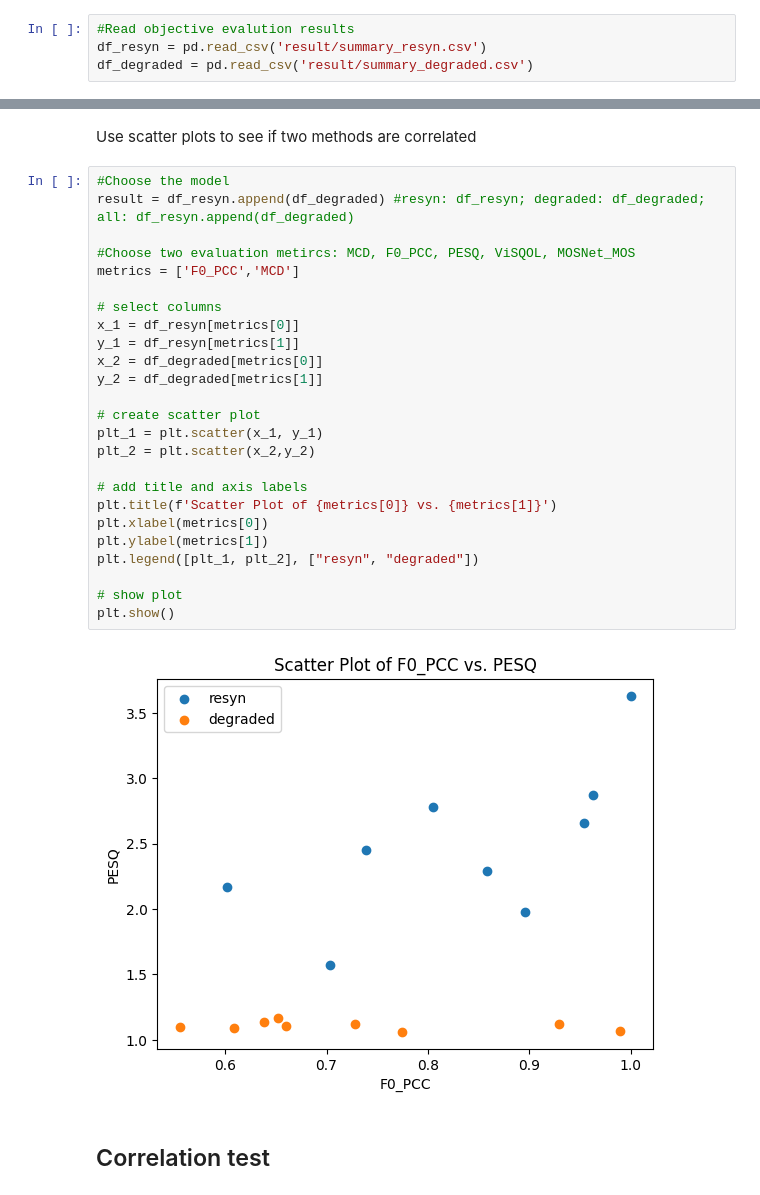
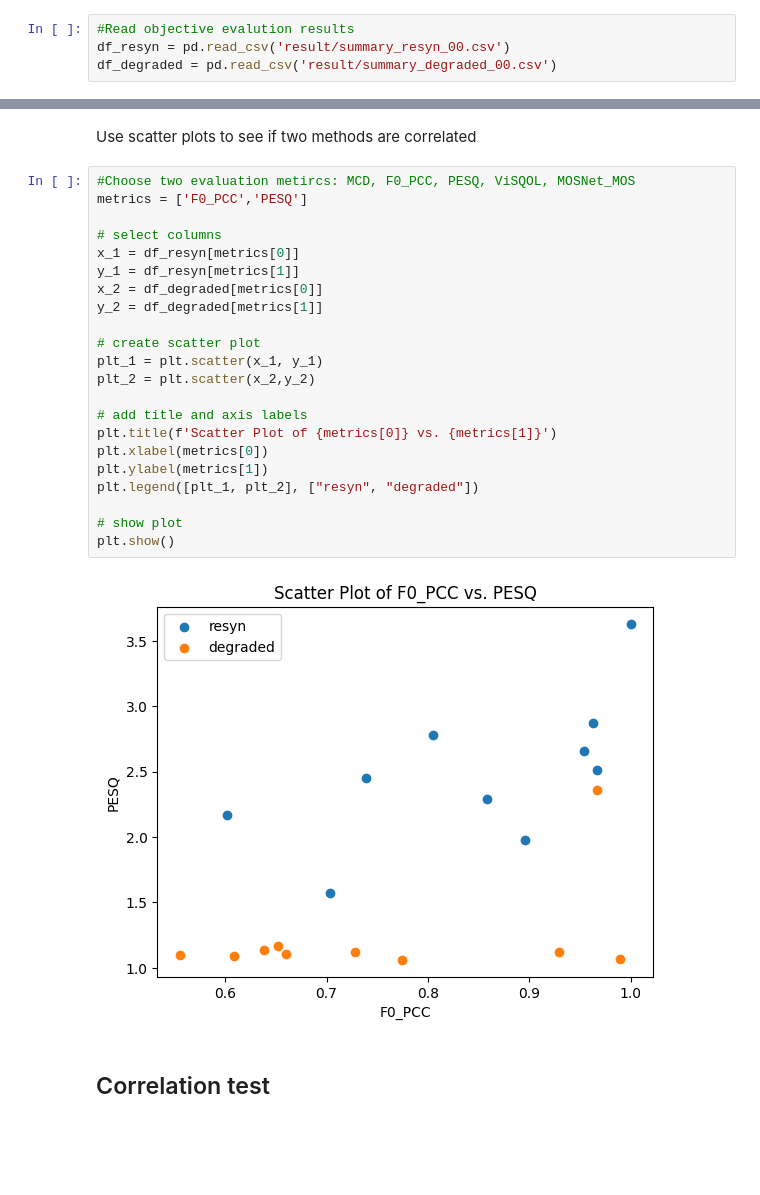
Before and after one commit to HarperShi/summerschool2023, a Jupyter notebook: Result_eval.ipynb, the cells around one changed output, grey strips where cells are left out. Saved outputs shown, nothing was run; the diff lists cells and outputs as text; blank space fills up the shorter version.

```diff
--- a/Result_eval.ipynb
+++ b/Result_eval.ipynb
@@ -17,8 +17,8 @@ import csv
 /content/drive/MyDrive/Colab_Notebooks/summerschool2023
 # %%
 #Read objective evalution results
-df_resyn = pd.read_csv('result/summary_resyn.csv')
-df_degraded = pd.read_csv('result/summary_degraded.csv')
+df_resyn = pd.read_csv('result/summary_resyn_00.csv')
+df_degraded = pd.read_csv('result/summary_degraded_00.csv')
 # %% [markdown]
 ## Mean and Standard deviation
 # %%
@@ -75,32 +77,29 @@ MOSNet_MOS:  Mean: 3.34 Std: 0.337
 # %% [markdown]
 Use scatter plots to see if two methods are correlated
 # %%
-#Choose the model
-result = df_resyn.append(df_degraded) #resyn: df_resyn; degraded: df_degraded; all: df_resyn.append(df_degraded)
-
 #Choose two evaluation metircs: MCD, F0_PCC, PESQ, ViSQOL, MOSNet_MOS
-metrics = ['F0_PCC','MCD']
+metrics = ['F0_PCC','PESQ']
 
 # select columns
 x_1 = df_resyn[metrics[0]]
 y_1 = df_resyn[metrics[1]]
 x_2 = df_degraded[metrics[0]]
 y_2 = df_degraded[metrics[1]]
 
 # create scatter plot
 plt_1 = plt.scatter(x_1, y_1)
 plt_2 = plt.scatter(x_2,y_2)
 
 # add title and axis labels
 plt.title(f'Scatter Plot of {metrics[0]} vs. {metrics[1]}')
 plt.xlabel(metrics[0])
 plt.ylabel(metrics[1])
 plt.legend([plt_1, plt_2], ["resyn", "degraded"])
 
 # show plot
 plt.show()
 # %% [output]
-[figure, old version]
+[figure, new version]
 # %% [markdown]
 ## Correlation test
 # %% [markdown]
```
Also changed, not shown: parts of 8 cells of this notebook, 1 other file.
